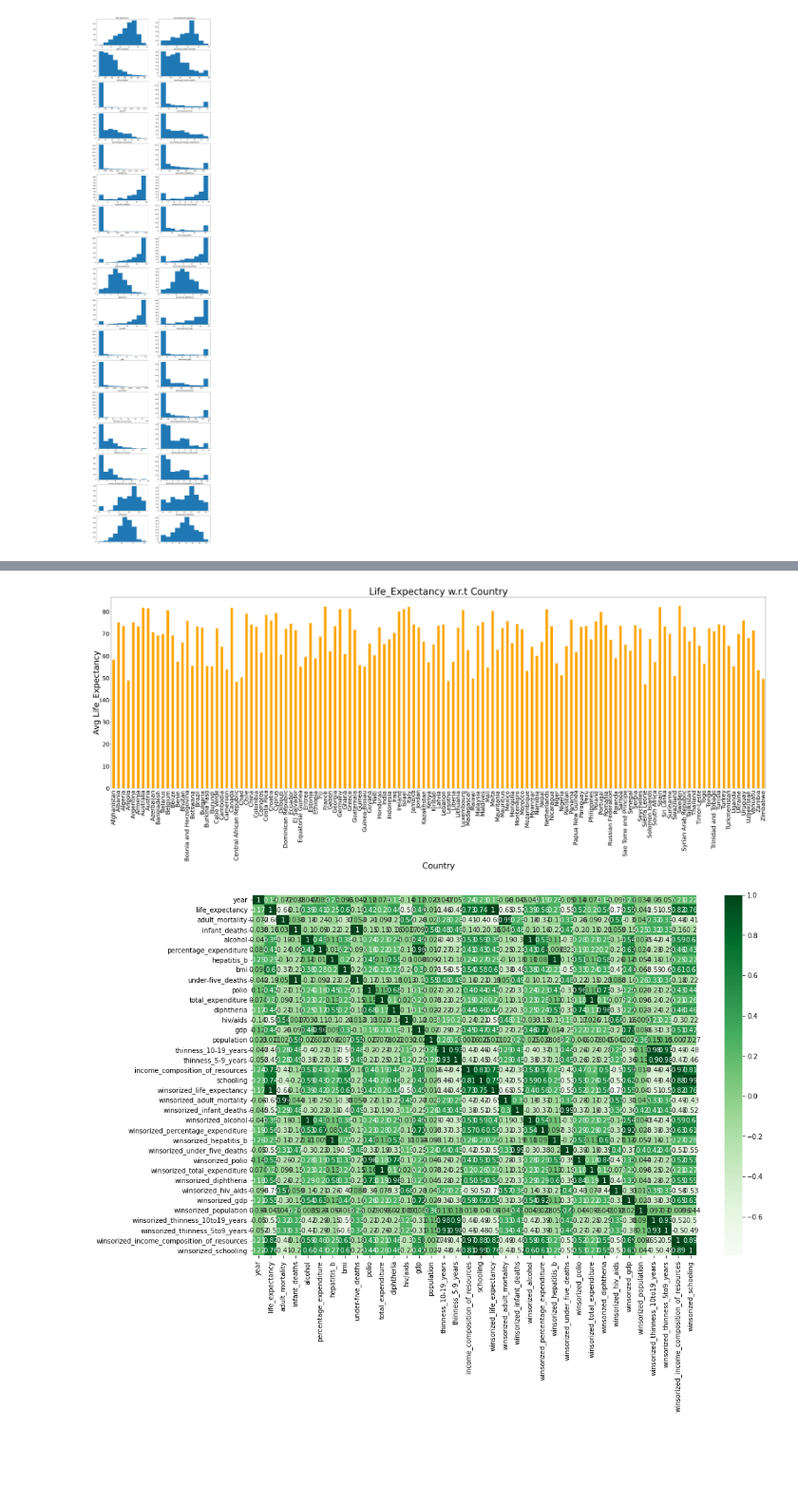
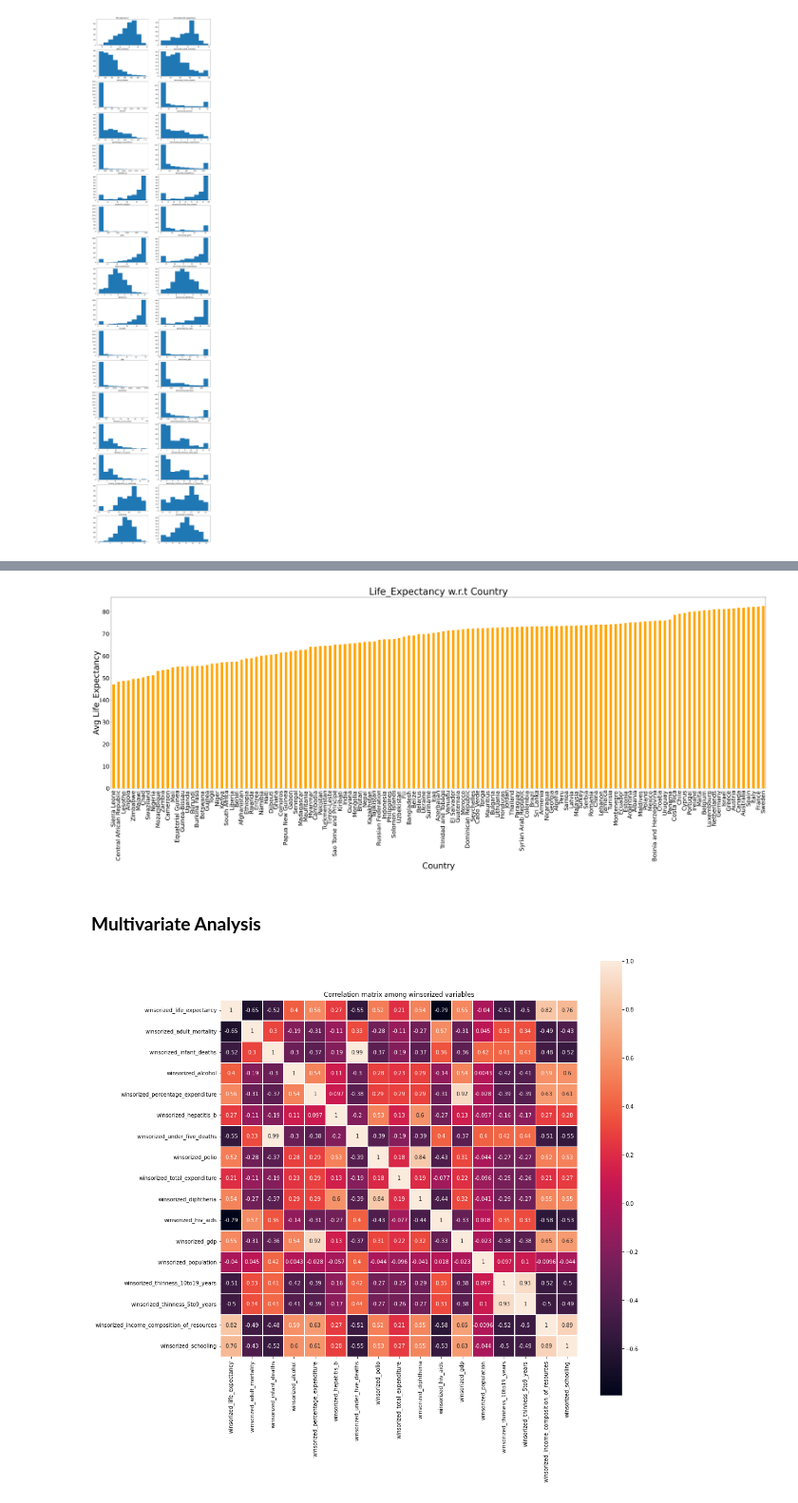
Before and after one commit to notShyam7/life-expectancy, a Jupyter notebook: LifeExpectancy.ipynb, the cells around one changed output, grey strips where cells are left out. Shown at 95% size. Saved outputs shown, nothing was run; the diff lists cells and outputs as text; code cells hidden in the pictures; blank space fills up the shorter version.

Commit message:
multivariate

```diff
--- a/LifeExpectancy.ipynb
+++ b/LifeExpectancy.ipynb
@@ -696,17 +715,28 @@ plt.show()
 # %%
 # life_expectancy w.r.t country using bar plot.
 life_country = life.groupby('country')['winsorized_life_expectancy'].mean()
-life_country.plot(kind='bar', figsize=(50,15), fontsize=25, color='orange')
+life_country.sort_values().plot(kind='bar', figsize=(50,15), fontsize=25, color='orange')
 plt.title("Life_Expectancy w.r.t Country",fontsize=40)
 plt.xlabel("Country",fontsize=35)
 plt.ylabel("Avg Life_Expectancy",fontsize=35)
 plt.show()
 # %% [output]
-[figure, old version]
+[figure, new version]
+# %% [markdown]
+### **Multivariate Analysis**
+# %%
+# correlation of winsorized variables
+life_win = life.iloc[:,21:]
+life_win['country'] = life['country']
+life_win['year'] = life['year']
+life_win['status'] = life['status']
+life_win_num = life_win.iloc[:,:-3]
+cor = life_win_num.corr()
 # %%
-# plotting the corelations
-plt.figure(figsize=(15,10))
-sns.heatmap(life.corr(), annot=True, cmap='Greens')
+# using heatmap to observe correlations.
+plt.figure(figsize=(15,15))
+sns.heatmap(cor, square=True, annot=True, linewidths=.5)
+plt.title("Correlation matrix among winsorized variables")
 plt.show()
 # %% [output]
-[figure, old version]
+[figure, new version]
```
Also changed, not shown: parts of 7 cells of this notebook.
